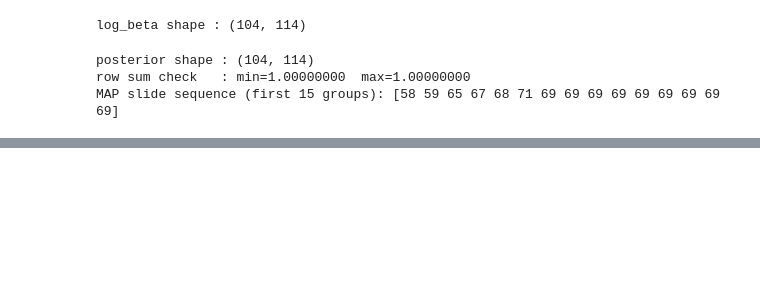
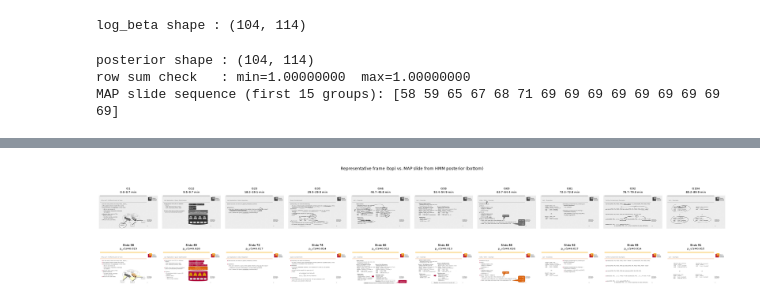
Before and after one commit to Jynns/teletasktranscribed, a Jupyter notebook: notebook/multimodal_hmm.ipynb, the cells around one changed output, grey strips where cells are left out. Drawn from its saved outputs; the diff is of its cells as text; code cells hidden in the pictures; blank space fills up the shorter version.

```diff
--- a/notebook/multimodal_hmm.ipynb
+++ b/notebook/multimodal_hmm.ipynb
@@ -172,30 +176,24 @@ print(f'  Example group 0: words={groups[0].important_words_said[:8]}')
 # %%
 # ── Load PDF slides via SlideHandler ──────────────────────────────────────────
-# Renders each page to a BGR image for Slide.slide_img.
-# Passes fitz-extracted text when available (avoids OCR for text PDFs).
-# Slide handles: bag_of_words extraction + grayscale + resize + normalisation.
-
-MIN_FITZ_CHARS = 30
+# Renders each page to BGR. SlideHandler handles text extraction (fitz when
+# available, OCR fallback) and creates Slide instances.
 
 print('Loading slides from PDF ...')
-slide_data = []
+slide_images = []
+slide_texts  = []
 pdf = fitz.open(str(PDF_PATH))
 for page in pdf:
     pix = page.get_pixmap(dpi=72)
     rgb = np.frombuffer(pix.samples, dtype=np.uint8).reshape(pix.height, pix.width, 3)
-    bgr = cv2.cvtColor(rgb, cv2.COLOR_RGB2BGR)
-    text = page.get_text('text')
-    slide_data.append((bgr, text if len(text.strip()) >= MIN_FITZ_CHARS else None))
+    slide_images.append(cv2.cvtColor(rgb, cv2.COLOR_RGB2BGR))
+    slide_texts.append(page.get_text('text'))
 pdf.close()
 
-slide_handler = SlideHandler(slide_data, target_size=TARGET_SIZE)
+slide_handler = SlideHandler(slide_images, slide_texts=slide_texts, target_size=TARGET_SIZE)
 slides = slide_handler.slides
 n_slides = len(slides)
 
-# uint8 grayscale stack used for visualisation
-slides_raw = np.stack([s.slide_img_uint8 for s in slides], axis=0)   # (S, H, W)
-
-# Vocabulary size for display (union of all slide word bags)
+slides_raw = np.stack([s.slide_img_uint8 for s in slides], axis=0)
 V = len(set().union(*(s.bag_of_words for s in slides)))
 
 print(f'Loaded {n_slides} slides')
@@ -380,37 +435,40 @@ fig, axes = plt.subplots(2, N_SHOW, figsize=(N_SHOW * 2.2, 5))
 
 for col, g in enumerate(show_idx):
     slide_idx   = map_slide[g] - 1
-    frame_uint8 = groups[g].frame
+    frame_uint8 = groups[g].frame_representetive
 
     ax_top = axes[0, col]
     if frame_uint8 is not None:
         ax_top.imshow(frame_uint8, cmap='gray', vmin=0, vmax=255)
     else:
         ax_top.set_facecolor('black')
         ax_top.text(0.5, 0.5, 'no frame', color='white',
                     ha='center', va='center', transform=ax_top.transAxes)
     ax_top.set_title(
         f"G{g+1}\n{groups[g].start_time/60:.1f}–{groups[g].end_time/60:.1f} min",
         fontsize=7
     )
     ax_top.axis('off')
 
     ax_bot = axes[1, col]
-    ax_bot.imshow(slides_raw[slide_idx], cmap='gray', vmin=0, vmax=255)
+    slide_rgb = cv2.cvtColor(slide_images[slide_idx], cv2.COLOR_BGR2RGB)
+    ax_bot.imshow(slide_rgb)
     ax_bot.set_title(
         f"Slide {slide_idx+1}\np_vis={emit_vis[g, slide_idx]:.3f}",
         fontsize=7
     )
     ax_bot.axis('off')
 
 axes[0, 0].set_ylabel('Frame', fontsize=9)
 axes[1, 0].set_ylabel('MAP slide', fontsize=9)
 fig.suptitle(
     'Representative frame (top) vs. MAP slide from HMM posterior (bottom)',
     fontsize=10
 )
 plt.tight_layout()
 plt.show()
+# %% [output]
+[figure, added]
 # %%
 # ── Most uncertain assignments ────────────────────────────────────────────────
 
```
Also changed, not shown: parts of 12 cells of this notebook, 2 other files.
